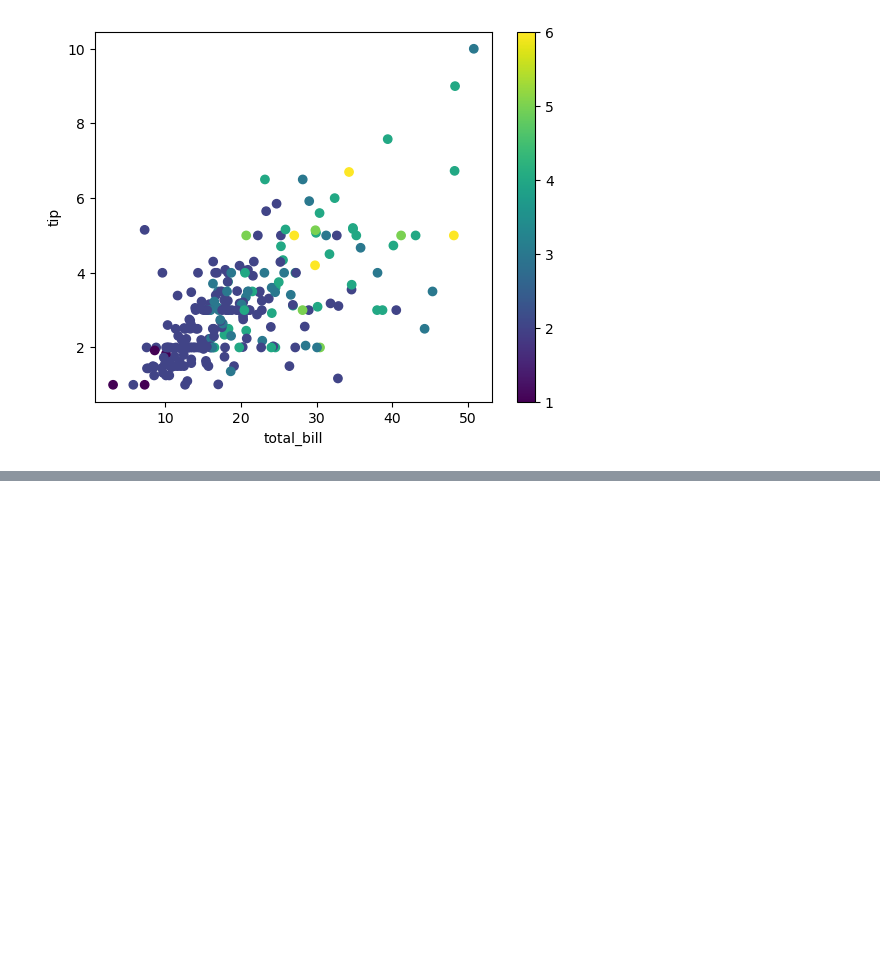
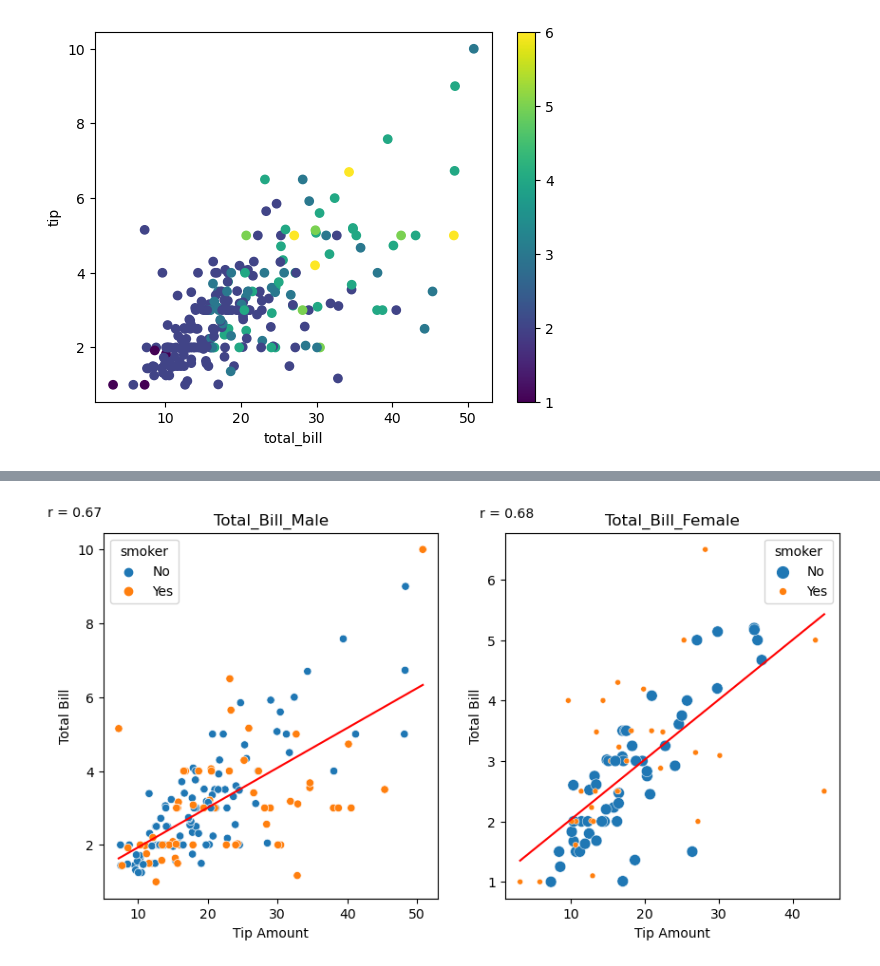
Before and after one commit to KhaledAOsman/Tips_DataSet-DatainMotion-Week-18, a Jupyter notebook: Task-DatainMotion-Week-18.ipynb, the cells around one changed output, grey strips where cells are left out. Cells and saved outputs as stored; diff of their text form; code cells hidden in the pictures; blank space fills up the shorter version.

```diff
--- a/Task-DatainMotion-Week-18.ipynb
+++ b/Task-DatainMotion-Week-18.ipynb
@@ -159,0 +139,30 @@ plt.show()
+# %%
+#Create two scatterplots graphs, one for Male and another for Female, presenting the total_bill value and tip relationship,
+#differing by smoker or no smoker
+
+Male_Bill = Df[Df['sex'] == 'Male']
+Female_Bill = Df[Df['sex'] == 'Female']
+
+#Set up the figure with two subplots By "subplot"
+fig, axes = plt.subplots(ncols=2, figsize=(10, 5))
+
+
+
+sns.scatterplot(x='total_bill',y='tip', data=Male_Bill,hue='smoker',ax=axes[0])
+r = np.corrcoef(Male_Bill['total_bill'], Male_Bill["tip"])[0, 1]
+axes[0].plot(np.unique(Male_Bill['total_bill']), np.poly1d(np.polyfit(Male_Bill['total_bill'], Male_Bill["tip"], 1))(np.unique(Male_Bill['total_bill'])), color='red')
+axes[0].text(0.95, 11, f'r = {r:.2f}', ha='center', va='center')
+axes[0].set(title="Total_Bill_Male", xlabel="Tip Amount", ylabel="Total Bill")
+
+
+
+
+sns.scatterplot(x='total_bill',y='tip', data=Female_Bill, hue='smoker',size="smoker", ax=axes[1])
+r = np.corrcoef(Female_Bill['total_bill'], Female_Bill["tip"])[0, 1]
+axes[1].plot(np.unique(Female_Bill['total_bill']), np.poly1d(np.polyfit(Female_Bill['total_bill'], Female_Bill["tip"], 1))(np.unique(Female_Bill['total_bill'])), color='red')
+axes[1].text(5, 7.2, f'r = {r:.2f}', ha='right', va='top')
+axes[1].set(title="Total_Bill_Female", xlabel="Tip Amount", ylabel="Total Bill")
+
+plt.show()
+# %% [output]
+[figure, added]
```
Also changed, not shown: parts of 11 cells of this notebook.
